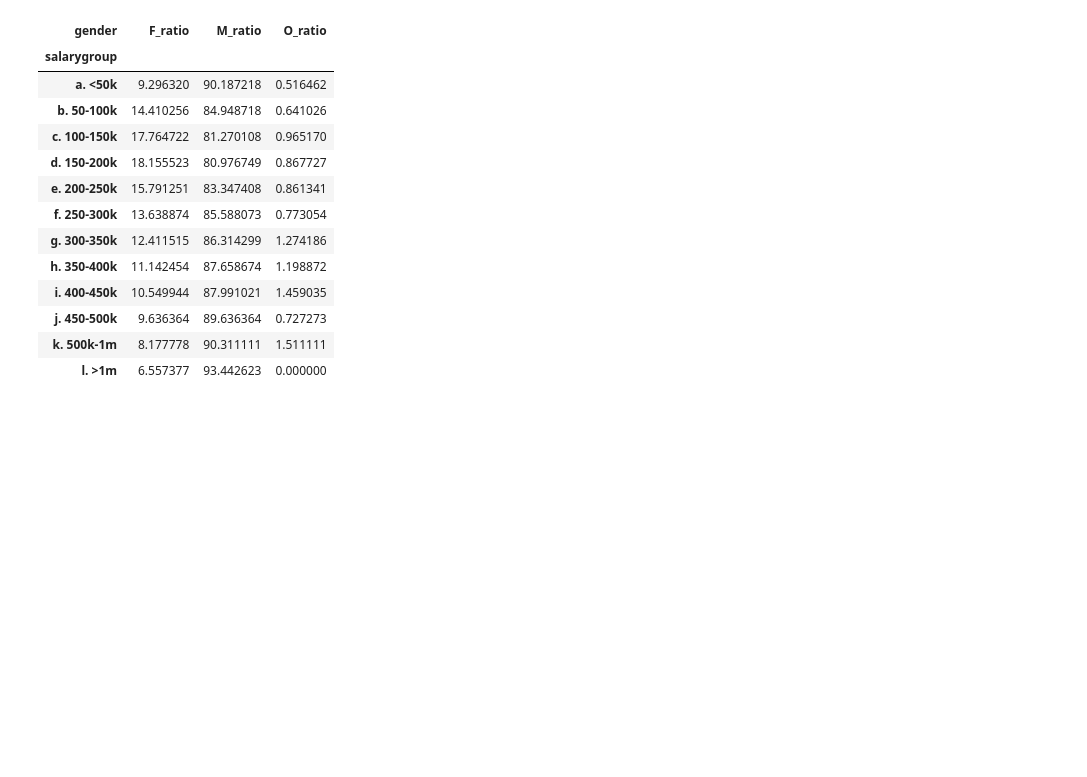
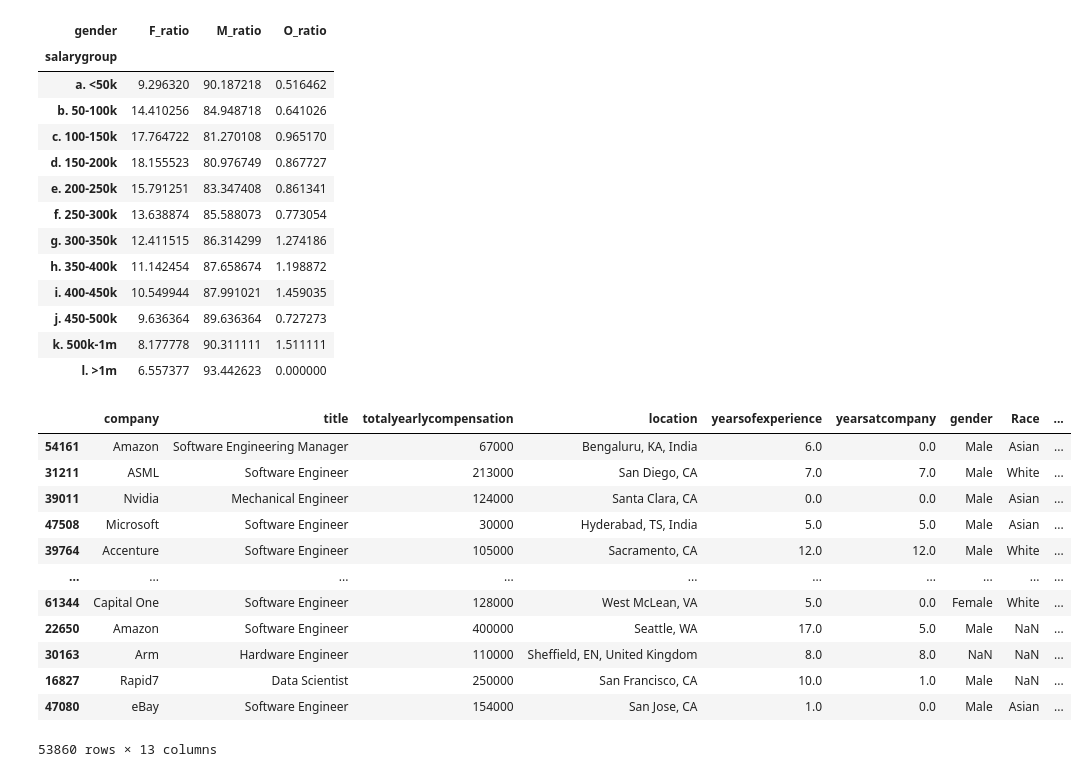
Before and after one commit to PriyankaVelagala/INM701, a Jupyter notebook: RegressionDatasetCleaning.ipynb, the cells around one changed output. Drawn from its saved outputs; the diff is of its cells as text; code cells hidden in the pictures; blank space fills up the shorter version.

Commit message:
impute gender

```diff
--- a/RegressionDatasetCleaning.ipynb
+++ b/RegressionDatasetCleaning.ipynb
@@ -33,7 +33,7 @@ memory usage: 13.9+ MB
 # %%
 columns=['company','title', 'totalyearlycompensation',
        'location', 'yearsofexperience', 'yearsatcompany', 'tag','gender',
-       'Race', 'Education']
+       'Race', 'Education', 'rowNumber']
 # %%
 df = df[columns]
 # %%
@@ -370,6 +337,7 @@ s['M_ratio'] = 100*(s['Male']/s['sum'])
 s['O_ratio'] = 100*(s['Other']/s['sum'])
 s = s.fillna(0)
 s = s[['F_ratio', 'M_ratio', 'O_ratio']]
+df = df.copy()
 s
 # %% [output]
 | gender | F_ratio | M_ratio | O_ratio |
@@ -386,3 +354,53 @@ s
 | j. 450-500k | 9.636364 | 89.636364 | 0.727273 |
 | k. 500k-1m | 8.177778 | 90.311111 | 1.511111 |
 | l. >1m | 6.557377 | 93.442623 | 0.000000 |
+# %%
+df = df.iloc[np.random.permutation(len(df))]
+# %%
+df['imputed_gender'] = None
+
+
+def impute_gender(mapping_df, data):
+
+    #for each salary range
+    for salary_range in mapping_df.index:
+        #print(salary_range)
+        f_ratio, m_ratio, o_ratio = mapping_df.loc[salary_range, :]
+        #print(f_ratio, m_ratio, o_ratio)
+        #print(len)
+        f_index = round(len(data.loc[data.salarygroup == salary_range])*(f_ratio/100))
+        m_index = f_index + round(len(data.loc[data.salarygroup == salary_range])*(m_ratio/100))
+        o_index = m_index + round(len(data.loc[data.salarygroup == salary_range])*(o_ratio/100))
+        #print(f_index, m_index, o_index)
+        count = 0
+        for i, row in data.loc[data.salarygroup == salary_range].iterrows():
+           # print(row)
+            if count <= f_index:
+                data.at[i, 'imputed_gender'] = 'Female'
+            elif count < m_index:
+                data.at[i, 'imputed_gender'] = 'Male'
+            else:
+                data.at[i, 'imputed_gender'] = 'Other'
+            count += 1
+
+    return data
+
+
+new_df = impute_gender(s, df.loc[df.gender.isna()][['salarygroup', 'imputed_gender']])
+new_df.head()
+# %%
+df = pd.merge(df, new_df[['imputed_gender']], how = 'left', left_index=True, right_index=True).drop(columns = ['imputed_gender_x'])
+# %% [output]
+|  | company | title | totalyearlycompensation | location | yearsofexperience | yearsatcompany | gender | Race | ... |
+| 54161 | Amazon | Software Engineering Manager | 67000 | Bengaluru, KA, India | 6.0 | 0.0 | Male | Asian | ... |
+| 31211 | ASML | Software Engineer | 213000 | San Diego, CA | 7.0 | 7.0 | Male | White | ... |
+| 39011 | Nvidia | Mechanical Engineer | 124000 | Santa Clara, CA | 0.0 | 0.0 | Male | Asian | ... |
+| 47508 | Microsoft | Software Engineer | 30000 | Hyderabad, TS, India | 5.0 | 5.0 | Male | Asian | ... |
+| 39764 | Accenture | Software Engineer | 105000 | Sacramento, CA | 12.0 | 12.0 | Male | White | ... |
+| ... | ... | ... | ... | ... | ... | ... | ... | ... | ... |
+| 61344 | Capital One | Software Engineer | 128000 | West McLean, VA | 5.0 | 0.0 | Female | White | ... |
+| 22650 | Amazon | Software Engineer | 400000 | Seattle, WA | 17.0 | 5.0 | Male | NaN | ... |
+| 30163 | Arm | Hardware Engineer | 110000 | Sheffield, EN, United Kingdom | 8.0 | 8.0 | NaN | NaN | ... |
+| 16827 | Rapid7 | Data Scientist | 250000 | San Francisco, CA | 10.0 | 1.0 | Male | NaN | ... |
+| 47080 | eBay | Software Engineer | 154000 | San Jose, CA | 1.0 | 0.0 | Male | Asian | ... |
+53860 rows × 13 columns
```
Also changed, not shown: parts of 15 cells of this notebook.
